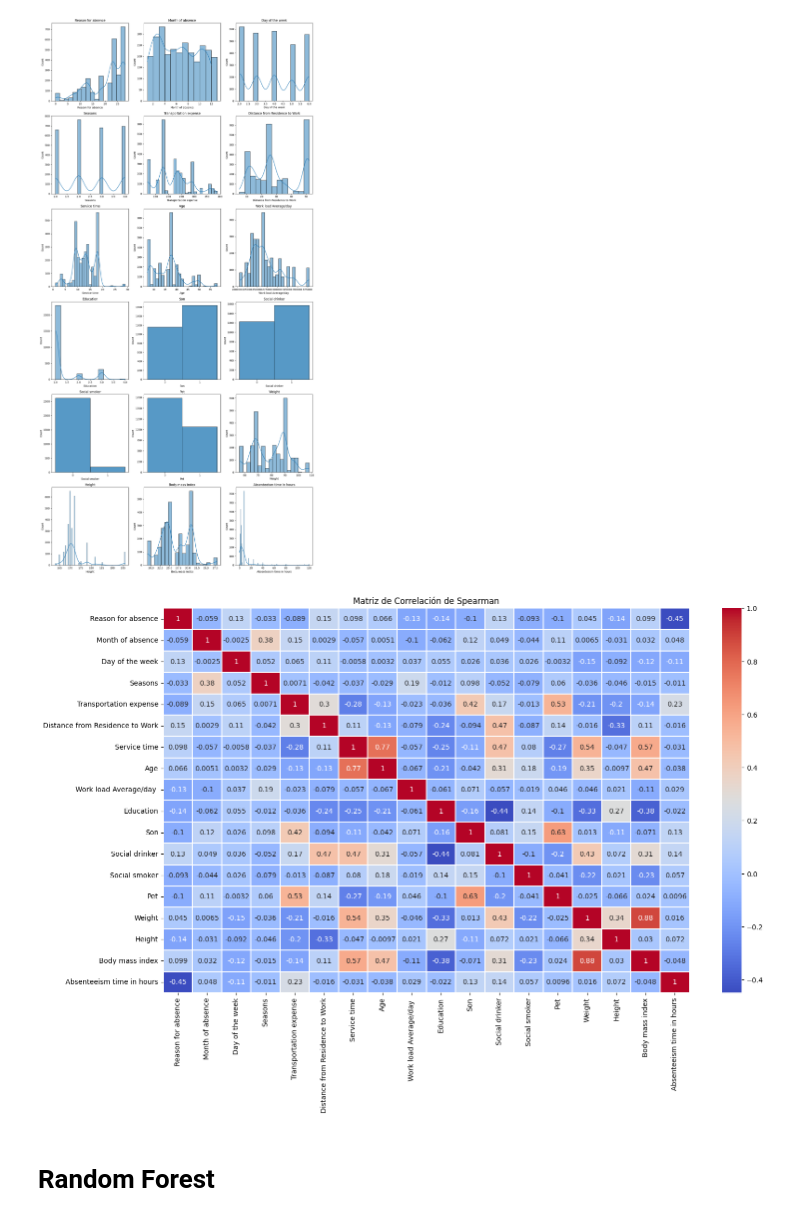
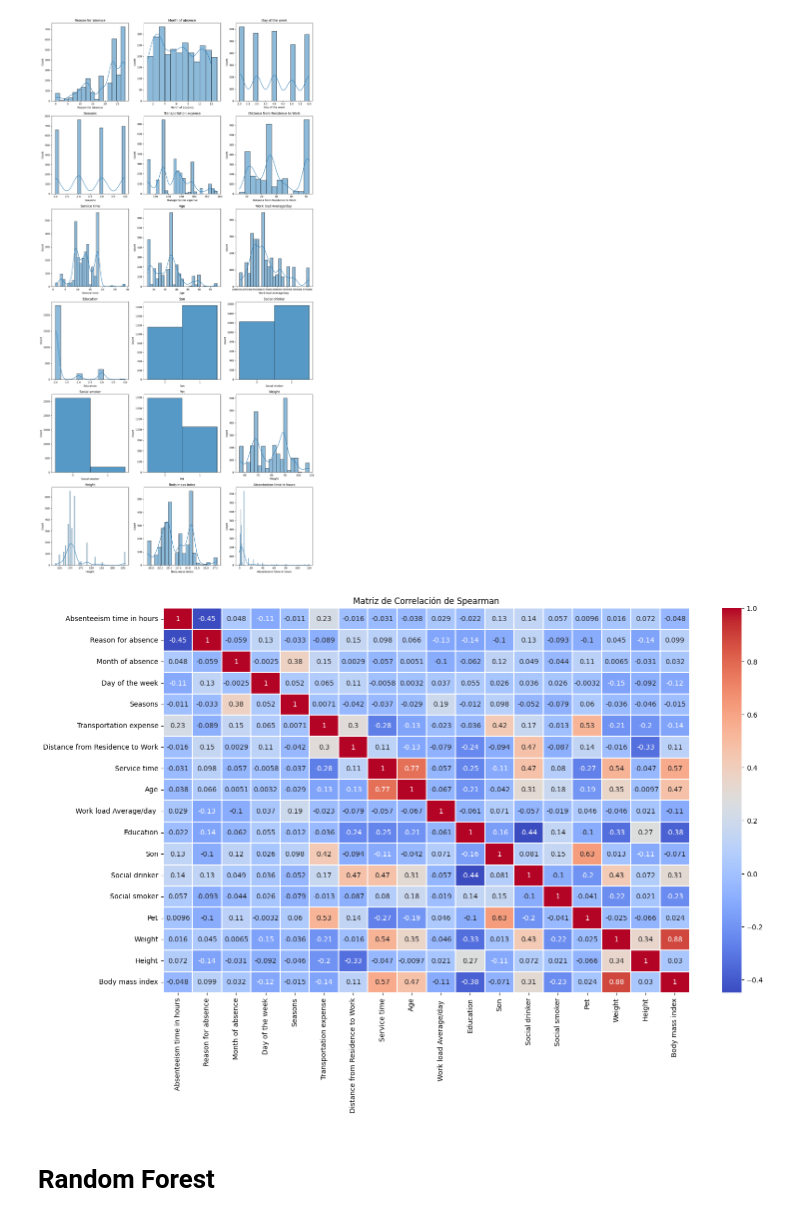
Before and after one commit to raulanegro/Chouse, a Jupyter notebook: Notebook_Final_Raul_Negro_version3_2.ipynb, the cells around one changed output. Cells and saved outputs as stored; diff of their text form; code cells hidden in the pictures.

```diff
--- a/Notebook_Final_Raul_Negro_version3_2.ipynb
+++ b/Notebook_Final_Raul_Negro_version3_2.ipynb
@@ -249,18 +249,20 @@ plt.show()
 # %% [output]
 [figure]
 # %%
-# Se genera un mapa de calor para entender la correlacion
+# Reordenar las columnas del DataFrame para que "Absenteenism time in hours" sea la primera
+df_reordered = df_nuevo_1[['Absenteeism time in hours'] + [col for col in df_nuevo_1.columns if col != 'Absenteeism time in hours']]
 
 # Calcular la matriz de correlación de Spearman
-correlation_matrix = df_nuevo_1.corr(method="spearman")
+correlation_matrix = df_reordered.corr(method="spearman")
 
 # Crear un mapa de calor
 plt.figure(figsize=(17, 10))  # Ajusta el tamaño de la figura si es necesario
 sns.heatmap(correlation_matrix, annot=True, cmap="coolwarm", linewidths=0.25)
+
 plt.title('Matriz de Correlación de Spearman')
 plt.show()
 # %% [output]
-[figure, old version]
+[figure, new version]
 # %%
 # Crear las variables X_data e y_data
 X_data = df_nuevo_1.drop('Absenteeism time in hours', axis=1)
```
Also changed, not shown: parts of 25 cells of this notebook.
